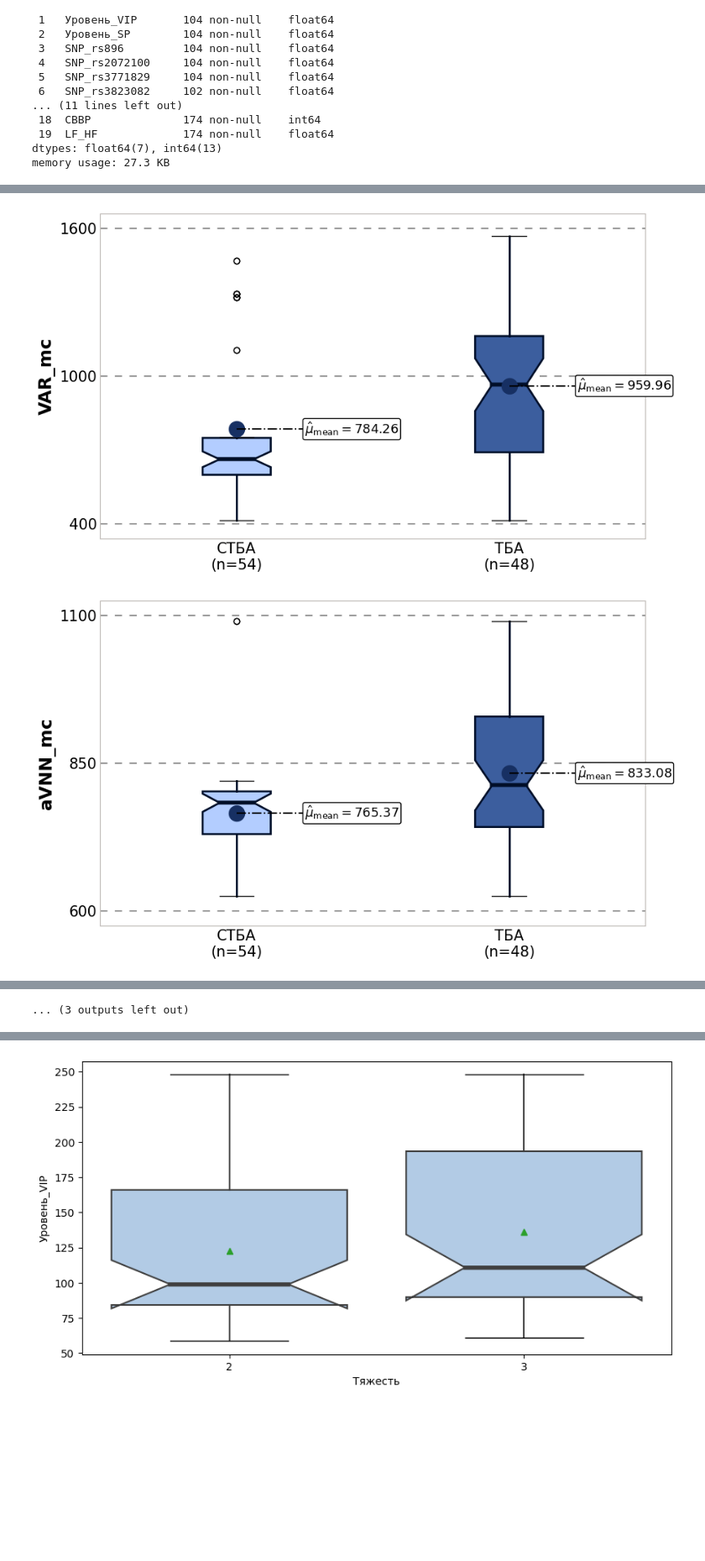
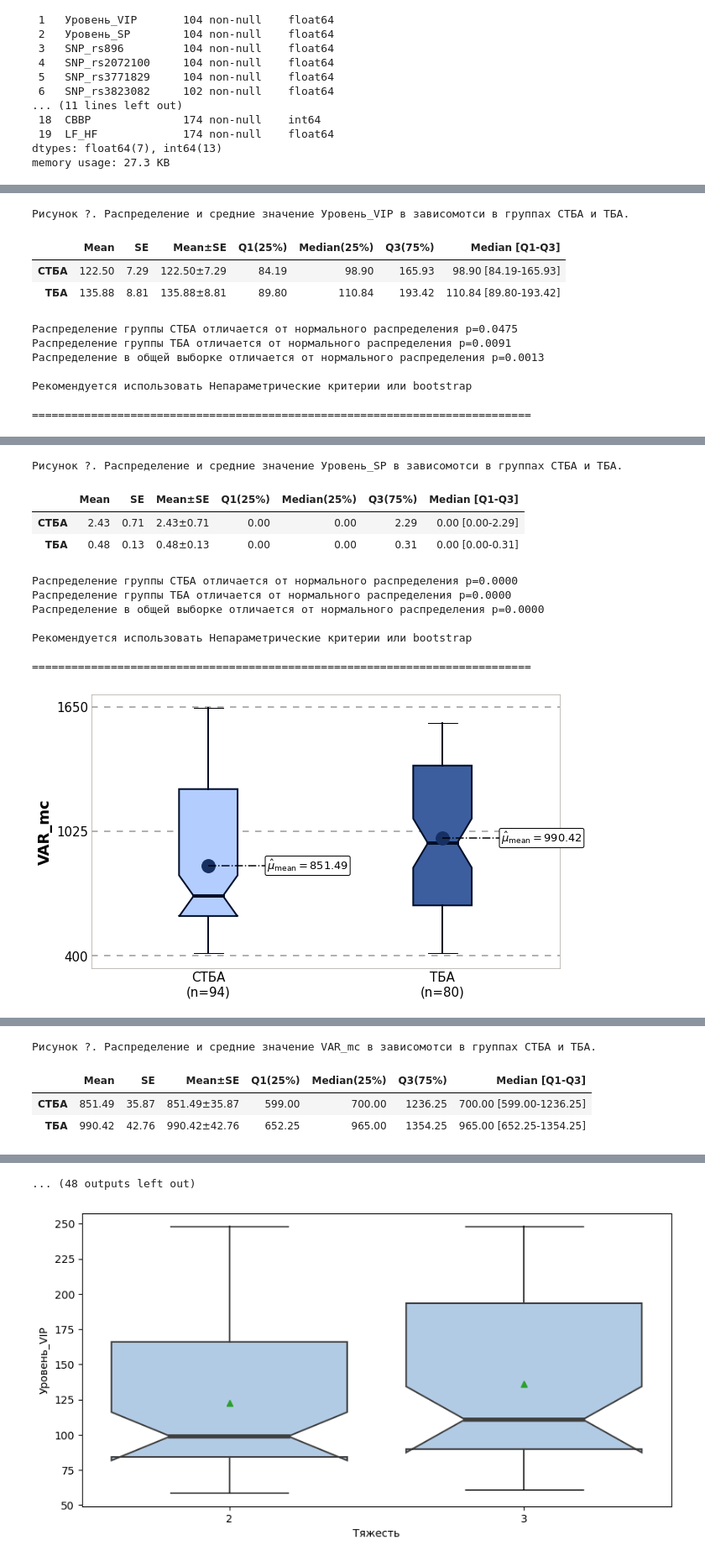
Before and after one commit to karimovdo/Statistic, a Jupyter notebook: AB_test.ipynb, the cells around one changed output, grey strips where cells are left out. Shown at 84% size. Saved outputs shown, nothing was run; the diff lists cells and outputs as text; code cells hidden in the pictures; blank space fills up the shorter version.

```diff
--- a/AB_test.ipynb
+++ b/AB_test.ipynb
@@ -8,8 +8,7 @@ import math
 from statsmodels.stats.multicomp import pairwise_tukeyhsd
 import random
 # %%
-data = pd.read_csv(
-'C:/Users/Денис/Desktop/python/model1/ba.csv')
+data = pd.read_csv('ba.csv')
 # %%
 data.info()
 # %% [output]
@@ -79,8 +78,10 @@ spisok_group = scale
 
 name_group = ['СТБА', 'ТБА']
 # %%
+#рисование графика на 2 категории
 def box_plot_2_group(group):
-    data_vr = data.dropna()
+    data_vr = data[[TARGET,group]]
+    data_vr = data_vr.dropna()
     # Получить виды, отсортированные по алфавиту
     species = sorted(data_vr[TARGET].unique())
     # y_data_vr — это список длины 3, содержащий значения bill_length_mm для каждого вида.
@@ -218,3 +219,5 @@ def box_plot_2_group(group):
 #    ax.set_xlabel("Группа", size=18, weight="bold")
 
     plt.show()
+    print(f'Рисунок ?. Распределение и средние значение {group} в группах {name_group[0]} и {name_group[1]}.')
+    return
@@ -221,4 +251,37 @@ def box_plot_2_group(group):
+# %%
+def normal_test(i):
+    alpha = 0.05
+    group = i
+    data_vr = data[[TARGET,group]]
+    data_vr = data_vr.dropna()
+    species = sorted(data_vr[TARGET].unique())
+
+    data_stat = [data_vr[data_vr[TARGET] == specie][group].values for specie in species]
+
+    for specie in species:
+        k2, p = st.normaltest(data_stat[specie])
+        if p > alpha:
+            print(f'Распределение группы {name_group[specie]} соответствует нормальному распределению p={p:.4f}')
+        else:
+            print(f'Распределение группы {name_group[specie]} отличается от нормального распределения p={p:.4f}')
+
+    k2, p = st.normaltest(data_vr[group])
+
+    if p > alpha:
+        print(f'Распределение в общей выборке соостветствует нормальному распределению p={p:.4f}')
+        print()
+        print(f'Рекомендуется использовать Параметрические критерии т-тест или ANOVA')
+    else:
+        print(f'Распределение в общей выборке отличается от нормального распределения p={p:.4f}')
+        print()
+        print(f'Рекомендуется использовать Непараметрические критерии или bootstrap')
+
+    return
 # %%
 for i in spisok_group:
     box_plot_2_group(i)
+    descriptive_statistics_for_mean(i)
+    normal_test(i)
+    print()
+    print('============================================================================')
 # %% [output]
@@ -226,3 +289,24 @@ for i in spisok_group:
+Рисунок ?. Распределение и средние значение Уровень_VIP в зависомотси в группах СТБА и ТБА.
+|  | Mean | SE | Mean±SE | Q1(25%) | Median(25%) | Q3(75%) | Median [Q1-Q3] |
+| СТБА | 122.50 | 7.29 | 122.50±7.29 | 84.19 | 98.90 | 165.93 | 98.90 [84.19-165.93] |
+| ТБА | 135.88 | 8.81 | 135.88±8.81 | 89.80 | 110.84 | 193.42 | 110.84 [89.80-193.42] |
+Распределение группы СТБА отличается от нормального распределения p=0.0475
+Распределение группы ТБА отличается от нормального распределения p=0.0091
+Распределение в общей выборке отличается от нормального распределения p=0.0013
+
+Рекомендуется использовать Непараметрические критерии или bootstrap
+
+============================================================================
 [figure]
+Рисунок ?. Распределение и средние значение Уровень_SP в зависомотси в группах СТБА и ТБА.
+|  | Mean | SE | Mean±SE | Q1(25%) | Median(25%) | Q3(75%) | Median [Q1-Q3] |
+| СТБА | 2.43 | 0.71 | 2.43±0.71 | 0.00 | 0.00 | 2.29 | 0.00 [0.00-2.29] |
+| ТБА | 0.48 | 0.13 | 0.48±0.13 | 0.00 | 0.00 | 0.31 | 0.00 [0.00-0.31] |
+Распределение группы СТБА отличается от нормального распределения p=0.0000
+Распределение группы ТБА отличается от нормального распределения p=0.0000
+Распределение в общей выборке отличается от нормального распределения p=0.0000
+
+Рекомендуется использовать Непараметрические критерии или bootstrap
+
+============================================================================
-[figure, old version]
+[figure, new version]
-[figure, removed]
@@ -237 +313,4 @@ for i in spisok_group:
-... (3 outputs left out)
+Рисунок ?. Распределение и средние значение VAR_mc в зависомотси в группах СТБА и ТБА.
+|  | Mean | SE | Mean±SE | Q1(25%) | Median(25%) | Q3(75%) | Median [Q1-Q3] |
+| СТБА | 851.49 | 35.87 | 851.49±35.87 | 599.00 | 700.00 | 1236.25 | 700.00 [599.00-1236.25] |
+| ТБА | 990.42 | 42.76 | 990.42±42.76 | 652.25 | 965.00 | 1354.25 | 965.00 [652.25-1354.25] |
@@ -238,3 +324,4 @@ for i in spisok_group:
+... (48 outputs left out)
 # %%
 # def box_plot(df, x, y):
 #     fig, ax = plt.subplots(figsize= (10, 5))
```
Also changed, not shown: parts of 4 cells of this notebook, 1 other file.
